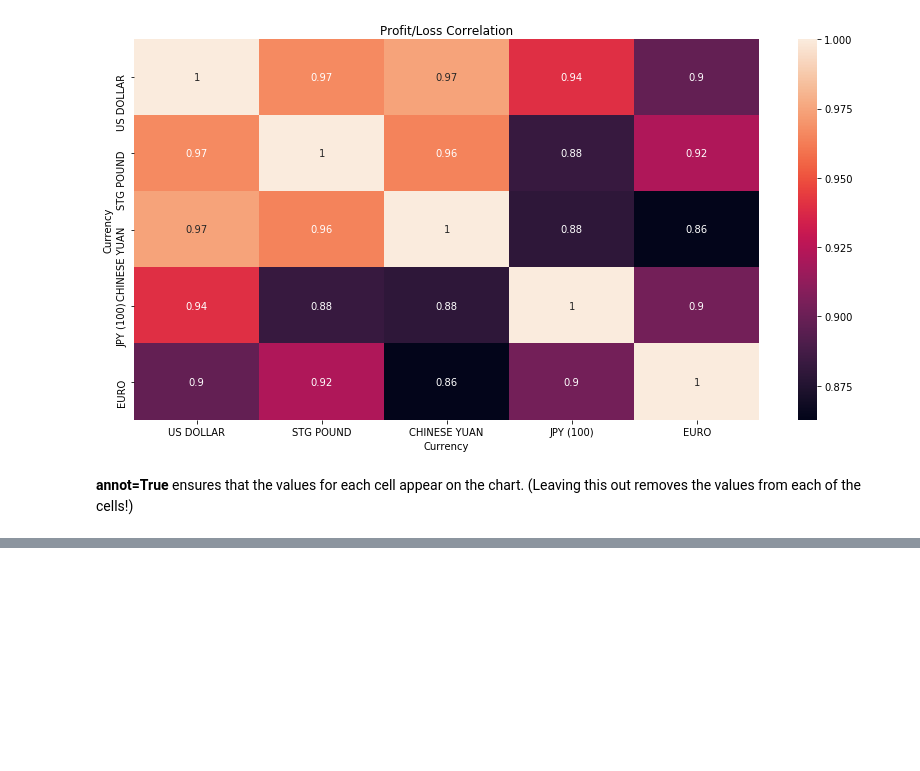
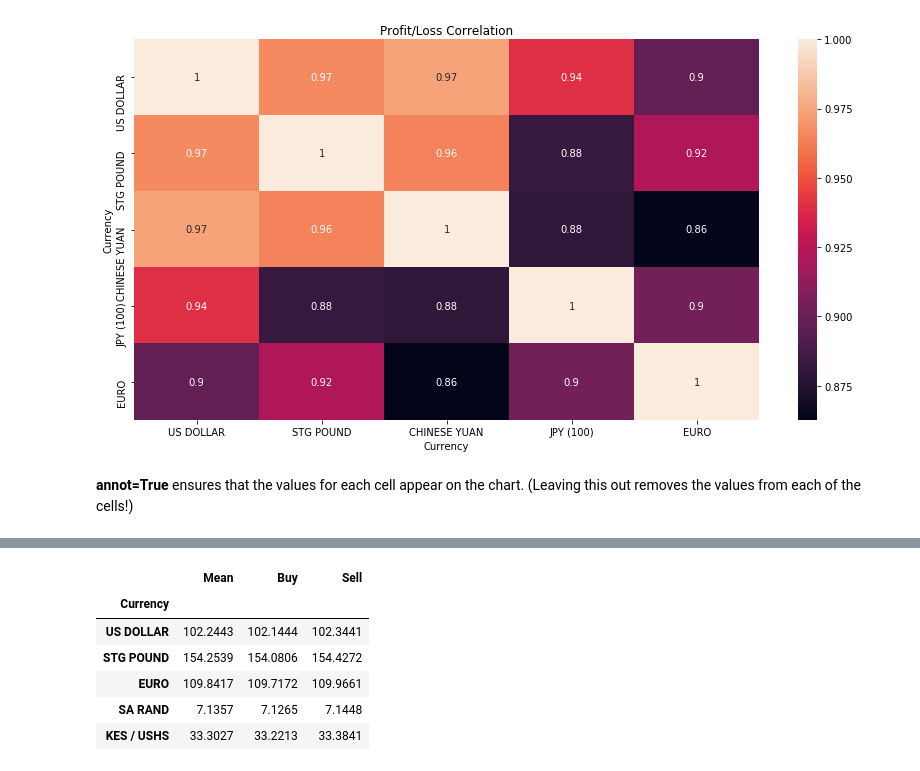
Before and after one commit to AubreyJohns/Data-Visualization, a Jupyter notebook: Data Visualization Seaborn.ipynb, the cells around one changed output, grey strips where cells are left out. Cells and saved outputs as stored; diff of their text form; code cells hidden in the pictures; blank space fills up the shorter version.

```diff
--- a/Data Visualization Seaborn.ipynb
+++ b/Data Visualization Seaborn.ipynb
@@ -174,0 +178,13 @@ Text(105.0, 0.5, 'Currency')
+# %%
+# get a sample of 5 currency entries with currency as the index
+sample_cbk_df = cbk_df.loc['2015-10-11'].head()
+sample_cbk_df = sample_cbk_df.set_index('Currency')
+sample_cbk_df
+# %% [output]
+|  | Mean | Buy | Sell |
+| Currency |  |  |  |
+| US DOLLAR | 102.2443 | 102.1444 | 102.3441 |
+| STG POUND | 154.2539 | 154.0806 | 154.4272 |
+| EURO | 109.8417 | 109.7172 | 109.9661 |
+| SA RAND | 7.1357 | 7.1265 | 7.1448 |
+| KES / USHS | 33.3027 | 33.2213 | 33.3841 |
```
Also changed, not shown: parts of 3 cells of this notebook.
